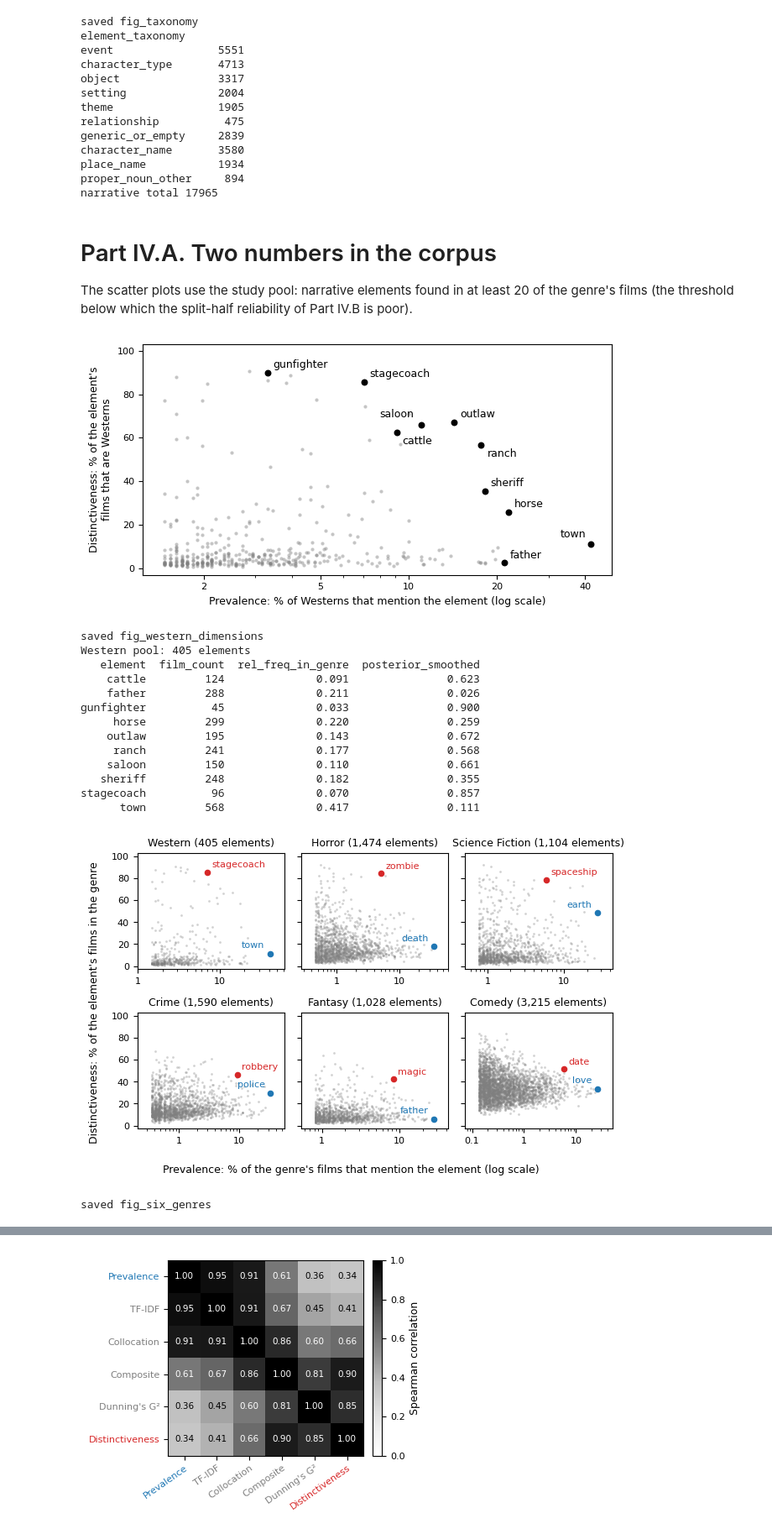
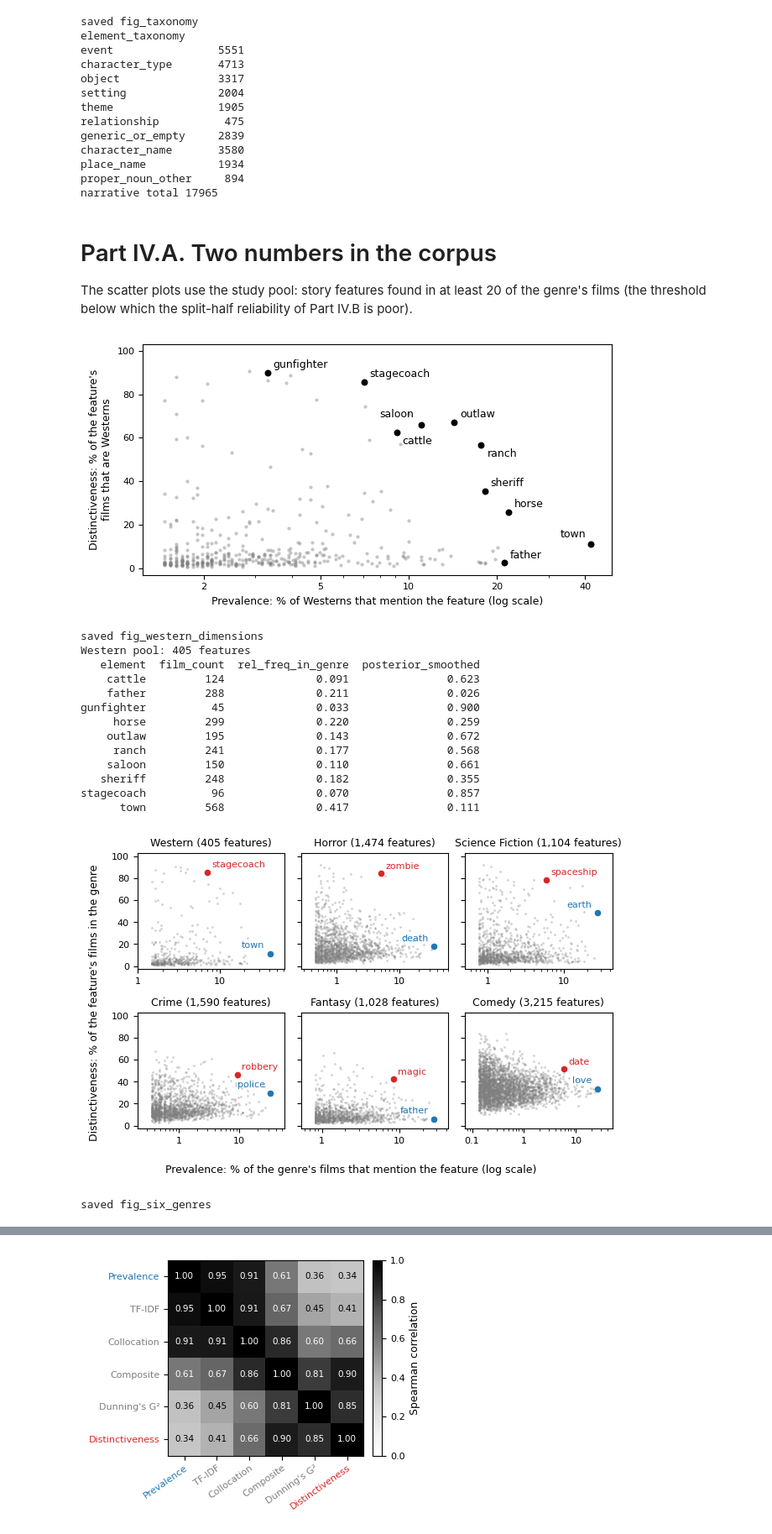
Before and after one commit to DGK-Law-and-Cognition-Lab/SceneAFaire, a Jupyter notebook: Analysis/notebooks/16a_manuscript_figures_corpus.ipynb, the cells around one changed output, grey strips where cells are left out. Shown at 84% size. Saved outputs shown, nothing was run; the diff lists cells and outputs as text; code cells hidden in the pictures.

```diff
--- a/Analysis/notebooks/16a_manuscript_figures_corpus.ipynb
+++ b/Analysis/notebooks/16a_manuscript_figures_corpus.ipynb
@@ -22,7 +22,7 @@ except Exception:
     pass
 
 _CANDS = [Path('/content/drive/MyDrive/DGK Lab/Reasoning Lab/DGK Lab - Scene A Faire Computational'),
-          Path('/Users/<you>/Library/CloudStorage/GoogleDrive-<you>/My Drive/DGK Lab/Reasoning Lab/'
+          Path('/Users/USER/Library/CloudStorage/GoogleDrive-ACCOUNT/My Drive/DGK Lab/Reasoning Lab/'
                'DGK Lab - Scene A Faire Computational'),
           Path.cwd().parent.parent, Path.cwd().parent]
 PROJECT_ROOT = next(c for c in _CANDS if (c / 'Analysis' / 'v4_rebuild').exists())
@@ -138,15 +138,15 @@ def box(x, y, w, h, text, face='#efefef'):
 def arrow(x0, y0, x1, y1):
     ax.annotate('', xy=(x1, y1), xytext=(x0, y0), arrowprops=dict(arrowstyle='->', color=S.INK, lw=1))
 TOP = [(0.5, 21, 'Corpus\n45,958 plot summaries\n17 genres'),
-       (24.5, 21, 'Elements\nnouns, noun phrases,\nverbs, named entities'),
+       (24.5, 21, 'Features\nnouns, noun phrases,\nverbs, named entities'),
        (48.5, 21, 'Filters\n10 instances, 5 films;\nnarrative classifier'),
-       (72.5, 27, 'Two measures per\nelement and genre\nprevalence  P(e | g)\ndistinctiveness  P(g | e)')]
+       (72.5, 27, 'Two measures per\nfeature and genre\nprevalence  P(e | g)\ndistinctiveness  P(g | e)')]
 for x, w, t in TOP:
     box(x, 26, w, 14, t)
 for x0, x1 in [(21.8, 24.2), (45.8, 48.2), (69.8, 72.2)]:
     arrow(x0, 33, x1, 33)
 BOT = [(0.5, 'Checks on the measures\nmeaning, held-out prediction,\nreliability, language model'),
-       (25.5, 'Court record\nelements courts called\nstock, in the court-\nnamed genre'),
+       (25.5, 'Court record\nfeatures courts called\nstock, in the court-\nnamed genre'),
        (50.5, 'Study 1 (preregistered)\nwhat 131 people list\nand expect in six genres'),
        (75.5, 'Time, events,\ncombinations')]
 for x, t in BOT:
@@ -360,7 +360,7 @@ narrative total 17965
 # %% [markdown]
 # Part IV.A. Two numbers in the corpus
 
-The scatter plots use the study pool: narrative elements found in at least 20 of the genre's films (the threshold below which the split-half reliability of Part IV.B is poor).
+The scatter plots use the study pool: story features found in at least 20 of the genre's films (the threshold below which the split-half reliability of Part IV.B is poor).
 # %%
 pool = pd.read_csv(V4 / '10_human_study_stimuli' / 'eligible_pool_predictors.csv')
 pool = pool[pool['in_generation_analysis_set']]
@@ -377,15 +377,15 @@ for e, off in NAMED.items():
     ax.scatter(100 * r['rel_freq_in_genre'], 100 * r['posterior_smoothed'], s=22, color=S.INK, zorder=3)
     ax.annotate(e, (100 * r['rel_freq_in_genre'], 100 * r['posterior_smoothed']), xytext=off, textcoords='offset points', ha=HA.get(e, 'left'))
 ax.set_xscale('log'); ax.set_xticks([2, 5, 10, 20, 40]); ax.set_xticklabels(['2', '5', '10', '20', '40'])
-ax.set_xlabel('Prevalence: % of Westerns that mention the element (log scale)')
-ax.set_ylabel("Distinctiveness: % of the element's\nfilms that are Westerns"); ax.set_ylim(-3, 103)
+ax.set_xlabel('Prevalence: % of Westerns that mention the feature (log scale)')
+ax.set_ylabel("Distinctiveness: % of the feature's\nfilms that are Westerns"); ax.set_ylim(-3, 103)
 save(fig, 'fig_western_dimensions')
-print(f'Western pool: {len(w)} elements')
+print(f'Western pool: {len(w)} features')
 print(w[w['element'].isin(NAMED)][['element', 'film_count', 'rel_freq_in_genre', 'posterior_smoothed']].round(3).to_string(index=False))
 # %% [output]
 [figure]
 saved fig_western_dimensions
-Western pool: 405 elements
+Western pool: 405 features
    element  film_count  rel_freq_in_genre  posterior_smoothed
     cattle         124              0.091               0.623
     father         288              0.211               0.026
@@ -400,24 +400,24 @@ stagecoach          96              0.070               0.857
 # %%
 fig, axes = plt.subplots(2, 3, figsize=S.size(1.0, 4.2), sharey=True)
 pair_rows = []
 for ax, g in zip(axes.ravel(), SIX):
     d = pool[pool['genre'] == g]
     ax.scatter(100 * d['rel_freq_in_genre'], 100 * d['posterior_smoothed'], s=4, color=GRAY, alpha=0.35, lw=0)
     common = d.nlargest(1, 'rel_freq_in_genre').iloc[0]
     char = d[d['rel_freq_in_genre'] >= 0.05].nlargest(1, 'posterior_smoothed').iloc[0]
     pair_rows += [(g, 'most prevalent', common), (g, 'most distinctive', char)]
     for r, col, off, ha in [(common, BLUE, (-5, 5), 'right'), (char, RED, (4, 4), 'left')]:
         ax.scatter(100 * r['rel_freq_in_genre'], 100 * r['posterior_smoothed'], s=20, color=col, zorder=3)
         ax.annotate(r['element'], (100 * r['rel_freq_in_genre'], 100 * r['posterior_smoothed']), xytext=off,
                     textcoords='offset points', ha=ha, color=col, fontsize=8)
     ax.set_xscale('log'); ax.set_ylim(-3, 103); ax.margins(x=0.12)
     ax.xaxis.set_major_formatter(plt.FuncFormatter(lambda v, _: f'{v:g}'))
-    ax.set_title(f'{g} ({len(d):,} elements)')
-fig.supxlabel("Prevalence: % of the genre's films that mention the element (log scale)", fontsize=S.FONT_SIZE)
-fig.supylabel("Distinctiveness: % of the element's films in the genre", fontsize=S.FONT_SIZE)
+    ax.set_title(f'{g} ({len(d):,} features)')
+fig.supxlabel("Prevalence: % of the genre's films that mention the feature (log scale)", fontsize=S.FONT_SIZE)
+fig.supylabel("Distinctiveness: % of the feature's films in the genre", fontsize=S.FONT_SIZE)
 save(fig, 'fig_six_genres')
 # %% [output]
-[figure, old version]
+[figure, new version]
 saved fig_six_genres
 # %% [markdown]
 ## Figure: the same split in six genres
```
Also changed, not shown: parts of 36 cells of this notebook, 50 other files.
